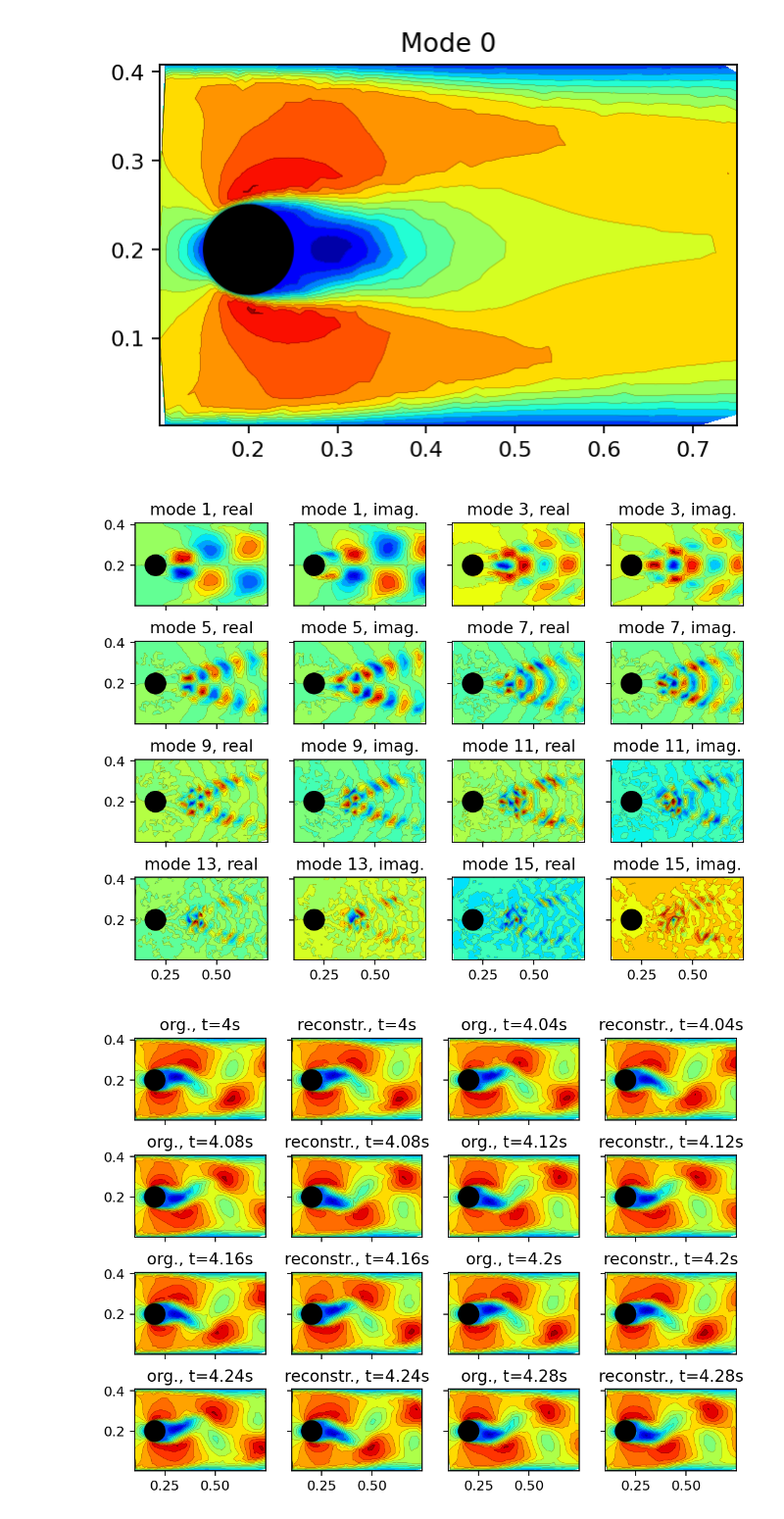
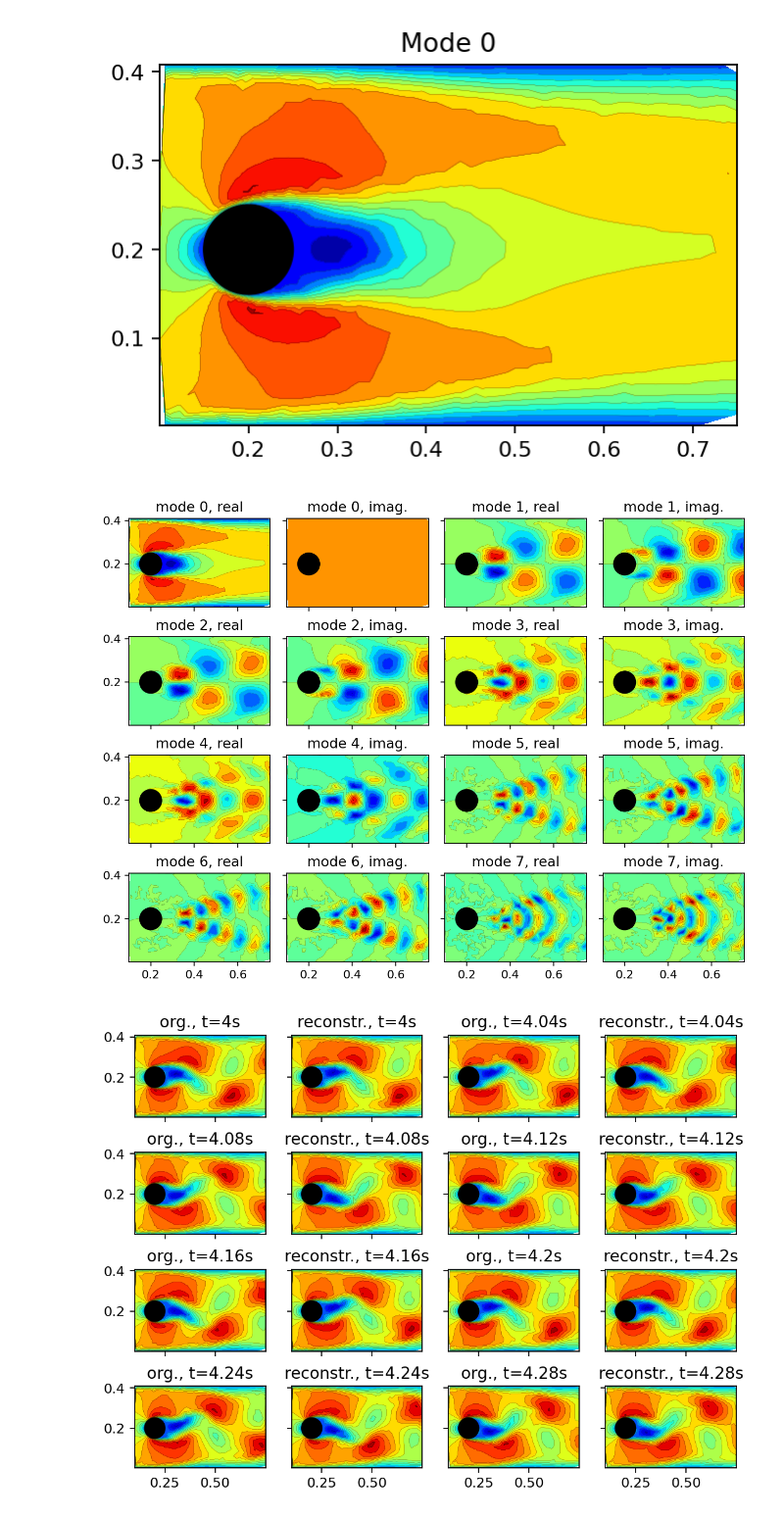
Before and after one commit to Haam333c/modal_decomposition_and_flow_reconstruction_using_parametric_DMD, a Jupyter notebook: notebooks/DMD_cylinder_2D_Re200.ipynb, the cells around one changed output. Shown at 98% size. Cells and saved outputs as stored; diff of their text form; code cells hidden in the pictures.

Commit message:
mode 0 visualization error correction

```diff
--- a/notebooks/DMD_cylinder_2D_Re200.ipynb
+++ b/notebooks/DMD_cylinder_2D_Re200.ipynb
@@ -148,3 +137,22 @@ sorted_dynamics = dmd.dynamics[sorted_indices]
+# %%
+# Sort DMD top K modes indices by integral energy contribution
+
+# Compute integral energy contribution of each mode
+energy_integral = pt.sum(pt.abs(dmd.dynamics) ** 2, dim=1)  # shape: (num_modes,)
+
+# Sort mode indices by descending energy contribution
+sorted_indices = pt.argsort(energy_integral, descending=True)
+
+# Select top K modes
+top_k = 10  # You can adjust this value
+top_k_indices = sorted_indices[:top_k]
+
+# Create top-K sorted versions of the attributes
+top_modes     = dmd.modes[:, top_k_indices]
+top_frequency = dmd.frequency[top_k_indices]
+top_amplitude = dmd.amplitude[top_k_indices]
+top_eigvals   = dmd.eigvals[top_k_indices]
+top_dynamics  = dmd.dynamics[top_k_indices]
 # %%
 # Visualize the first mode
 
@@ -163,19 +171,22 @@ add_mode(ax, sorted_modes[:, 0].real, "Mode 0")
 plt.show()
 # %% [output]
 [figure]
-# %%
-fig, axarr = plt.subplots(4, 4, figsize=(8, 6), sharex=True, sharey=True)
-count = 1
-for row in range(4):
-    add_mode(axarr[row, 0], sorted_modes[:, count].real, f"mode {count}, real")
-    add_mode(axarr[row, 1], sorted_modes[:, count].imag, f"mode {count}, imag.")
-    count += 2
-    add_mode(axarr[row, 2], sorted_modes[:, count].real, f"mode {count}, real")
-    add_mode(axarr[row, 3], sorted_modes[:, count].imag, f"mode {count}, imag.")
-    count += 2
-plt.show()
-# %% [output]
-[figure, removed]
+# %%
+fig, axarr = plt.subplots(4, 4, figsize=(8, 6), sharex=True, sharey=True)
+count = 0  # Start from the first top mode
+
+for row in range(4):
+    add_mode(axarr[row, 0], top_modes[:, count].real, f"mode {count}, real")
+    add_mode(axarr[row, 1], top_modes[:, count].imag, f"mode {count}, imag.")
+    count += 1
+    add_mode(axarr[row, 2], top_modes[:, count].real, f"mode {count}, real")
+    add_mode(axarr[row, 3], top_modes[:, count].imag, f"mode {count}, imag.")
+    count += 1
+
+plt.tight_layout()
+plt.show()
+# %% [output]
+[figure, added]
 # %%
 # Visualize DMD Reconstruction vs Original
 
```
Also changed, not shown: parts of 1 cell of this notebook.
